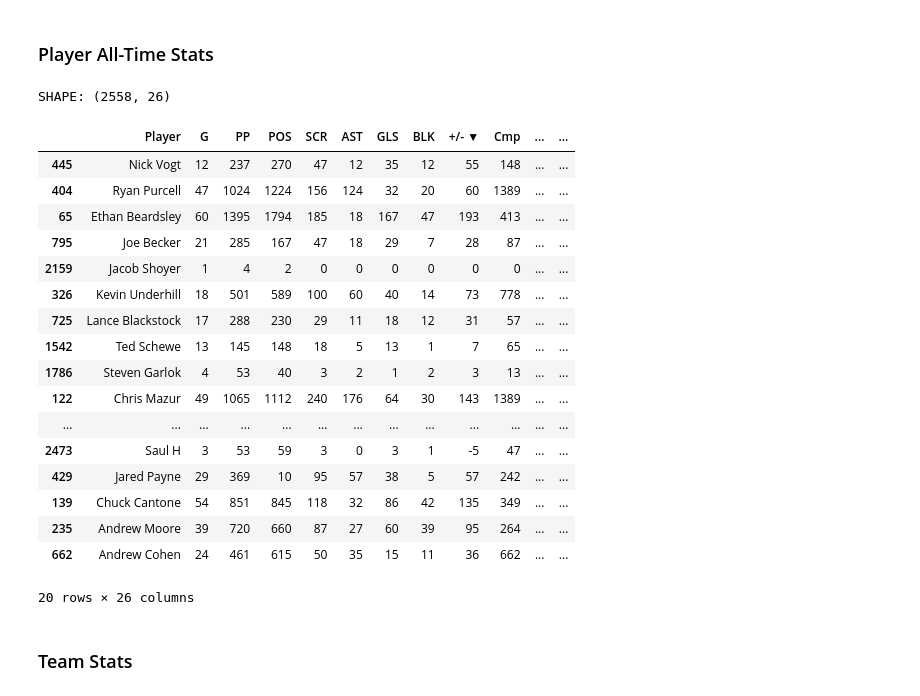
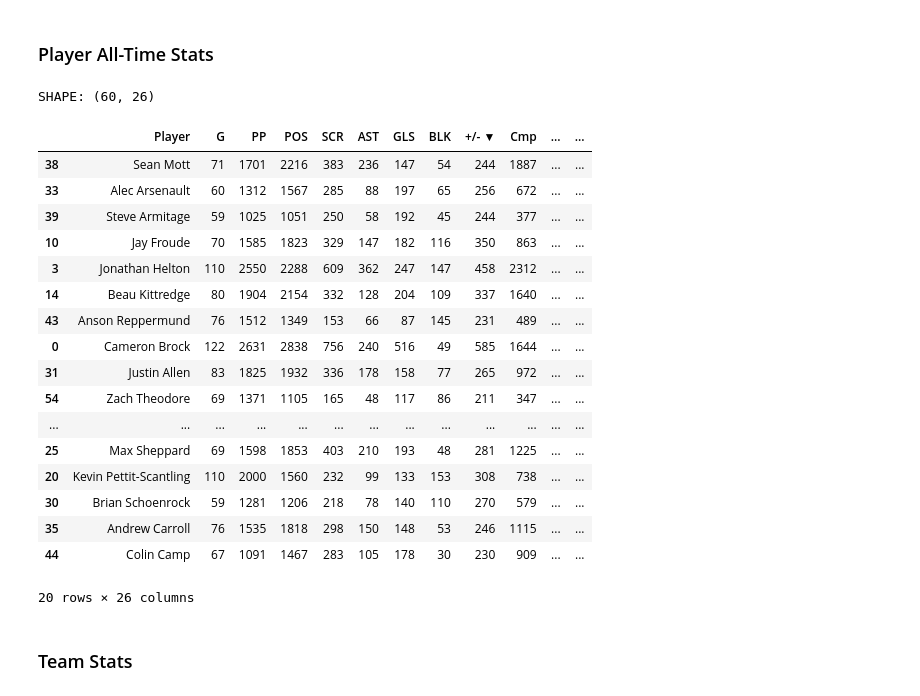
Before and after one commit to g-lorenzo/audl_ds, a Jupyter notebook: data_scraper.ipynb, the cells around one changed output. Saved outputs shown, nothing was run; the diff lists cells and outputs as text; code cells hidden in the pictures.

```diff
--- a/data_scraper.ipynb
+++ b/data_scraper.ipynb
@@ -42,44 +42,50 @@ def get_page_results(driver: webdriver.Chrome, webpage: str) -> pd.DataFrame:
 # %% [markdown]
 ### Player All-Time Stats
 # %%
-# TODO: Update this section to be consistent with changes to above function
 # SCRAPE PLAYER STATS PAGES
 num_pages = 130
 root_page = 'https://theaudl.com/stats/player-stats?page='
+fname = '.\\DATA\\20220227_player_all_time.csv'
 
 driver = webdriver.Chrome(".\\webdriver\\chromedriver_98.exe")
 
 for i in range(num_pages):
     i_page = root_page + str(i+1) # +1 because range() starts @ 0
 
-    get_page_results(driver=driver, webpage=i_page)
+    results = get_page_results(driver=driver, webpage=i_page)
+
+    if i == 0:
+        results.to_csv(fname, index=False, header=False)
+        continue
+
+    results.to_csv(fname, index=False, header=False, mode='a')
 
 driver.close()
+del results
 # %%
-save_file = '.\\DATA\\20220227_player_all_time.csv'
-df = pd.read_csv(save_file)
+# Sample
+df = pd.read_csv(fname)
 print(f"SHAPE: {df.shape}")
-
 df.sample(20)
 # %% [output]
-SHAPE: (2558, 26)
+SHAPE: (60, 26)
 |  | Player | G | PP | POS | SCR | AST | GLS | BLK | +/- ▼ | Cmp | ... | ... |
-| 445 | Nick Vogt | 12 | 237 | 270 | 47 | 12 | 35 | 12 | 55 | 148 | ... | ... |
-| 404 | Ryan Purcell | 47 | 1024 | 1224 | 156 | 124 | 32 | 20 | 60 | 1389 | ... | ... |
-| 65 | Ethan Beardsley | 60 | 1395 | 1794 | 185 | 18 | 167 | 47 | 193 | 413 | ... | ... |
-| 795 | Joe Becker | 21 | 285 | 167 | 47 | 18 | 29 | 7 | 28 | 87 | ... | ... |
-| 2159 | Jacob Shoyer | 1 | 4 | 2 | 0 | 0 | 0 | 0 | 0 | 0 | ... | ... |
-| 326 | Kevin Underhill | 18 | 501 | 589 | 100 | 60 | 40 | 14 | 73 | 778 | ... | ... |
-| 725 | Lance Blackstock | 17 | 288 | 230 | 29 | 11 | 18 | 12 | 31 | 57 | ... | ... |
-| 1542 | Ted Schewe | 13 | 145 | 148 | 18 | 5 | 13 | 1 | 7 | 65 | ... | ... |
-| 1786 | Steven Garlok | 4 | 53 | 40 | 3 | 2 | 1 | 2 | 3 | 13 | ... | ... |
-| 122 | Chris Mazur | 49 | 1065 | 1112 | 240 | 176 | 64 | 30 | 143 | 1389 | ... | ... |
+| 38 | Sean Mott | 71 | 1701 | 2216 | 383 | 236 | 147 | 54 | 244 | 1887 | ... | ... |
+| 33 | Alec Arsenault | 60 | 1312 | 1567 | 285 | 88 | 197 | 65 | 256 | 672 | ... | ... |
+| 39 | Steve Armitage | 59 | 1025 | 1051 | 250 | 58 | 192 | 45 | 244 | 377 | ... | ... |
+| 10 | Jay Froude | 70 | 1585 | 1823 | 329 | 147 | 182 | 116 | 350 | 863 | ... | ... |
+| 3 | Jonathan Helton | 110 | 2550 | 2288 | 609 | 362 | 247 | 147 | 458 | 2312 | ... | ... |
+| 14 | Beau Kittredge | 80 | 1904 | 2154 | 332 | 128 | 204 | 109 | 337 | 1640 | ... | ... |
+| 43 | Anson Reppermund | 76 | 1512 | 1349 | 153 | 66 | 87 | 145 | 231 | 489 | ... | ... |
+| 0 | Cameron Brock | 122 | 2631 | 2838 | 756 | 240 | 516 | 49 | 585 | 1644 | ... | ... |
+| 31 | Justin Allen | 83 | 1825 | 1932 | 336 | 178 | 158 | 77 | 265 | 972 | ... | ... |
+| 54 | Zach Theodore | 69 | 1371 | 1105 | 165 | 48 | 117 | 86 | 211 | 347 | ... | ... |
 | ... | ... | ... | ... | ... | ... | ... | ... | ... | ... | ... | ... | ... |
-| 2473 | Saul H | 3 | 53 | 59 | 3 | 0 | 3 | 1 | -5 | 47 | ... | ... |
-| 429 | Jared Payne | 29 | 369 | 10 | 95 | 57 | 38 | 5 | 57 | 242 | ... | ... |
-| 139 | Chuck Cantone | 54 | 851 | 845 | 118 | 32 | 86 | 42 | 135 | 349 | ... | ... |
-| 235 | Andrew Moore | 39 | 720 | 660 | 87 | 27 | 60 | 39 | 95 | 264 | ... | ... |
-| 662 | Andrew Cohen | 24 | 461 | 615 | 50 | 35 | 15 | 11 | 36 | 662 | ... | ... |
+| 25 | Max Sheppard | 69 | 1598 | 1853 | 403 | 210 | 193 | 48 | 281 | 1225 | ... | ... |
+| 20 | Kevin Pettit-Scantling | 110 | 2000 | 1560 | 232 | 99 | 133 | 153 | 308 | 738 | ... | ... |
+| 30 | Brian Schoenrock | 59 | 1281 | 1206 | 218 | 78 | 140 | 110 | 270 | 579 | ... | ... |
+| 35 | Andrew Carroll | 76 | 1535 | 1818 | 298 | 150 | 148 | 53 | 246 | 1115 | ... | ... |
+| 44 | Colin Camp | 67 | 1091 | 1467 | 283 | 105 | 178 | 30 | 230 | 909 | ... | ... |
 20 rows × 26 columns
 # %% [markdown]
 ### Team Stats
```
Also changed, not shown: parts of 10 cells of this notebook, 1 other file.
